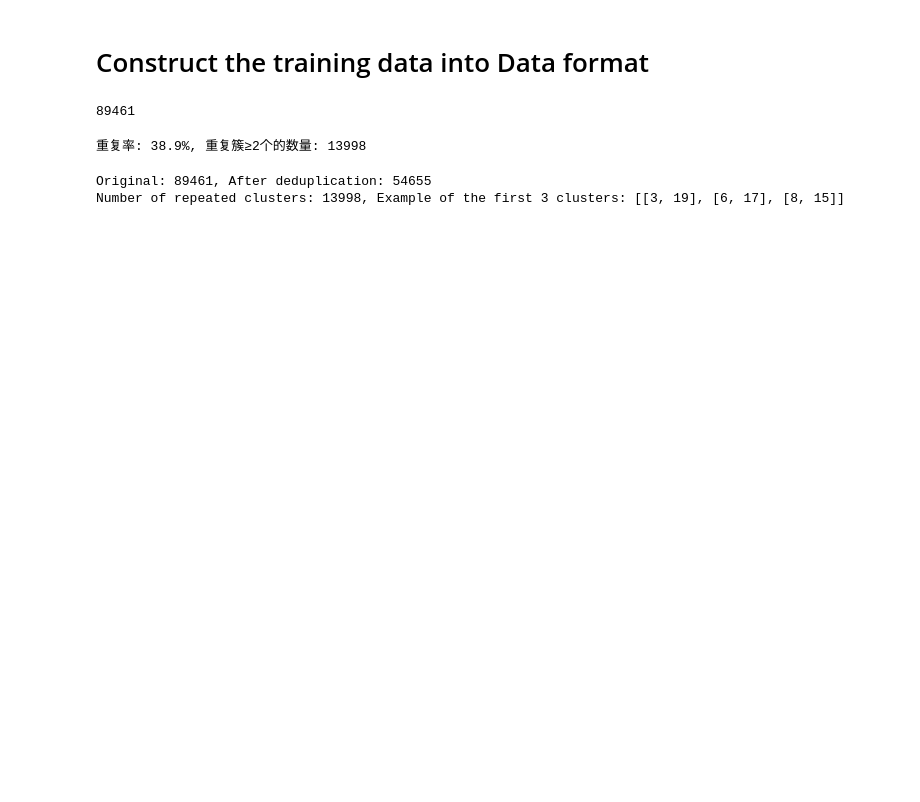
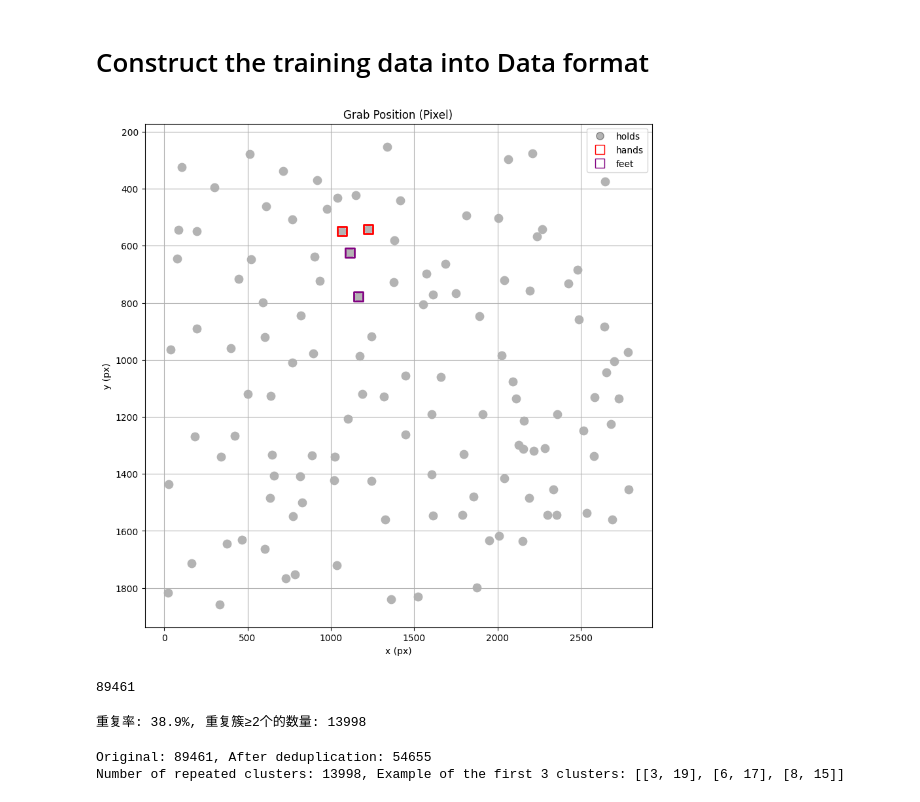
Before and after one commit to Alger3/Climbing_Model, a Jupyter notebook: model/reachability_gnn.ipynb, the cells around one changed output. Cells and saved outputs as stored; diff of their text form; code cells hidden in the pictures; blank space fills up the shorter version.

```diff
--- a/model/reachability_gnn.ipynb
+++ b/model/reachability_gnn.ipynb
@@ -25,6 +26,11 @@ from reachability_model_function import simulate_climb_to_goal
 # %%
 dataset = pd.read_csv("../data/reachability_dataset_812.csv")
 dataset = dataset.dropna()
+# %%
+sample = dataset.iloc[77770].apply(literal_eval)
+plot_route_with_grab(sample.route, sample.hands, sample.feet)
+# %% [output]
+[figure, added]
 # %%
 for name in dataset.columns:
     dataset[name] = dataset[name].apply(literal_eval)
```
Also changed, not shown: parts of 7 cells of this notebook.
